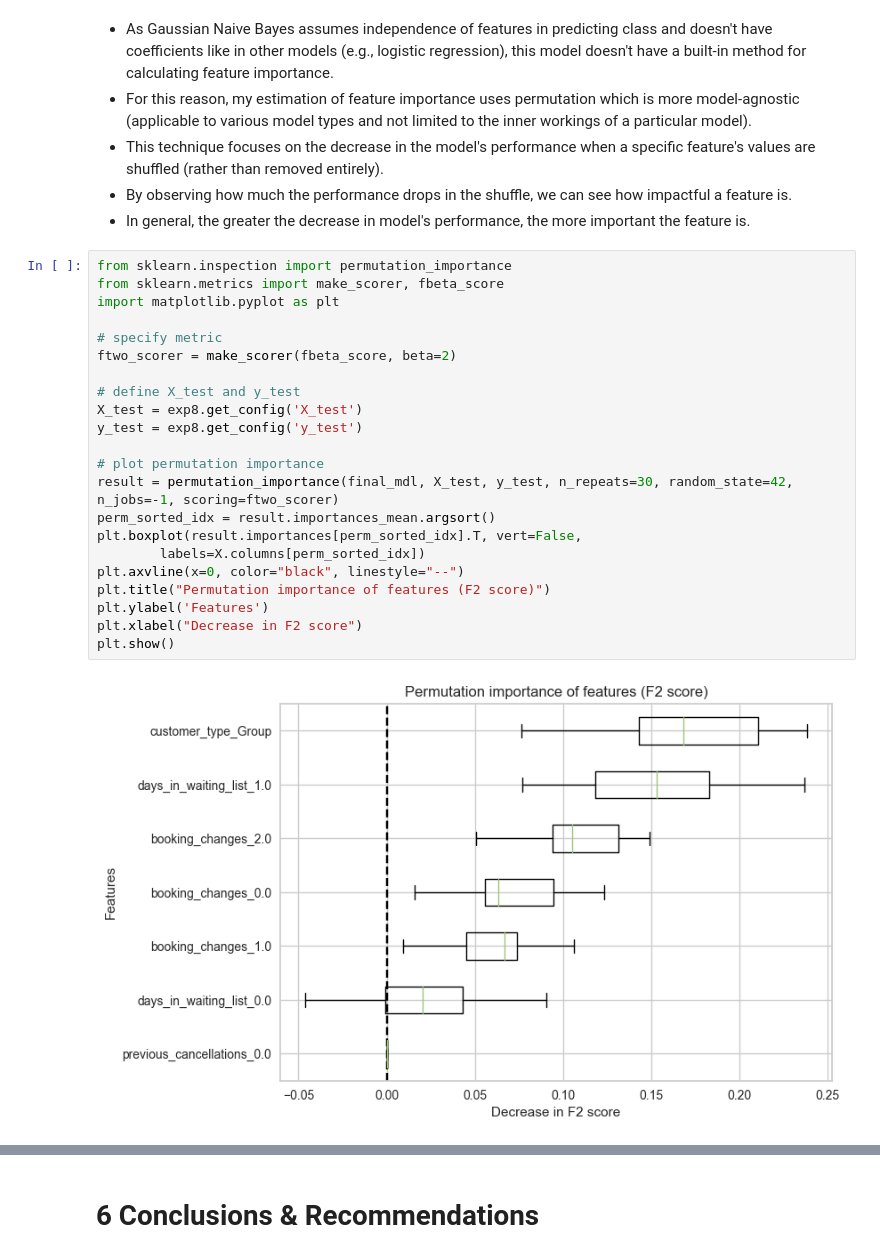
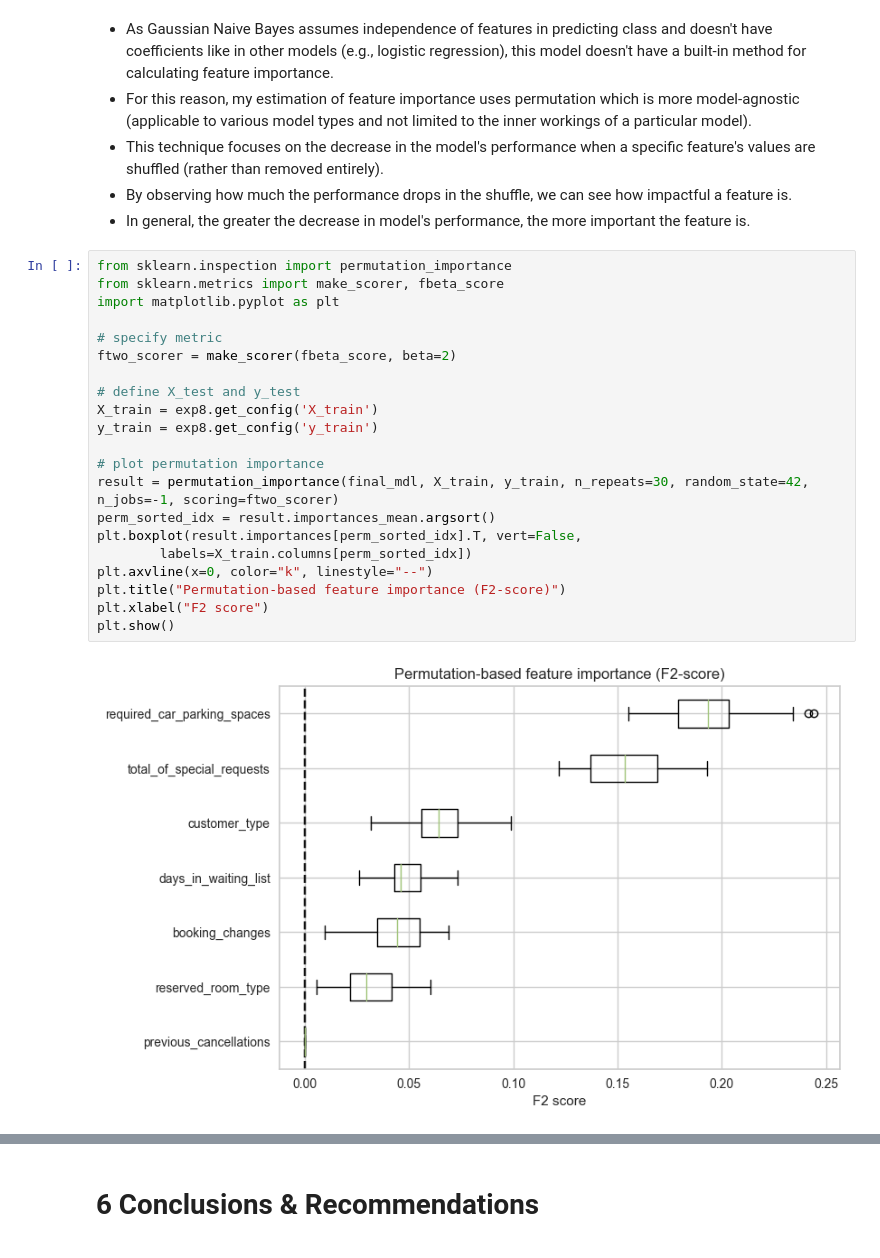
Before and after one commit to LingAdeu/hotel-booking-cancelation-prediction, a Jupyter notebook: notebook/notebook.ipynb, the cells around one changed output, grey strips where cells are left out. Drawn from its saved outputs; the diff is of its cells as text.

```diff
--- a/notebook/notebook.ipynb
+++ b/notebook/notebook.ipynb
@@ -2305,24 +2345,23 @@ exp8.predict_model(final_mdl).head()
 # %%
 from sklearn.inspection import permutation_importance
 from sklearn.metrics import make_scorer, fbeta_score
 import matplotlib.pyplot as plt
 
 # specify metric
 ftwo_scorer = make_scorer(fbeta_score, beta=2)
 
 # define X_test and y_test
-X_test = exp8.get_config('X_test')
-y_test = exp8.get_config('y_test')
+X_train = exp8.get_config('X_train')
+y_train = exp8.get_config('y_train')
 
 # plot permutation importance
-result = permutation_importance(final_mdl, X_test, y_test, n_repeats=30, random_state=42, n_jobs=-1, scoring=ftwo_scorer)
+result = permutation_importance(final_mdl, X_train, y_train, n_repeats=30, random_state=42, n_jobs=-1, scoring=ftwo_scorer)
 perm_sorted_idx = result.importances_mean.argsort()
 plt.boxplot(result.importances[perm_sorted_idx].T, vert=False,
-        labels=X.columns[perm_sorted_idx])
-plt.axvline(x=0, color="black", linestyle="--")
-plt.title("Permutation importance of features (F2 score)")
-plt.ylabel('Features')
-plt.xlabel("Decrease in F2 score")
+        labels=X_train.columns[perm_sorted_idx])
+plt.axvline(x=0, color="k", linestyle="--")
+plt.title("Permutation-based feature importance (F2-score)")
+plt.xlabel("F2 score")
 plt.show()
 # %% [output]
-[figure, old version]
+[figure, new version]
```
Also changed, not shown: parts of 71 cells of this notebook, 3 other files.
